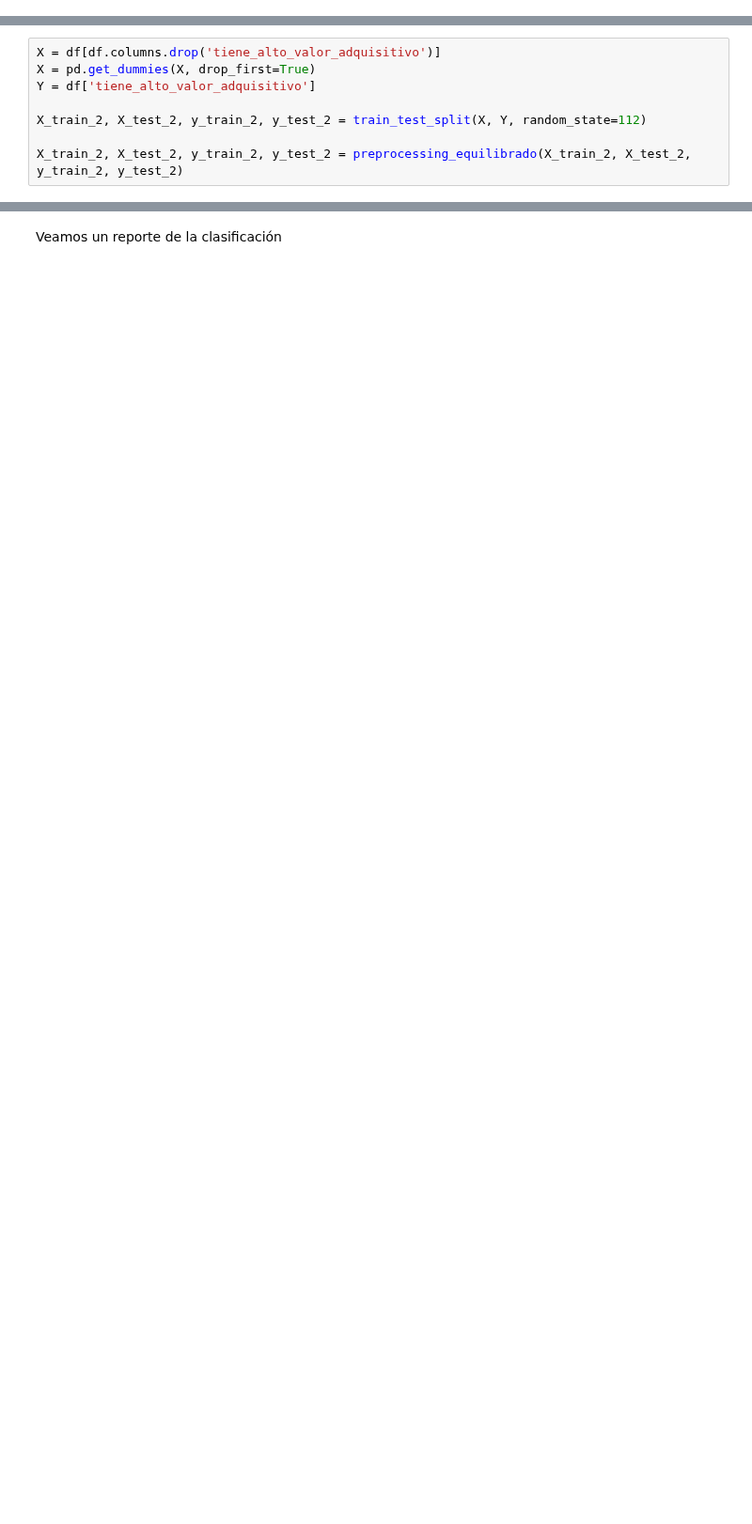
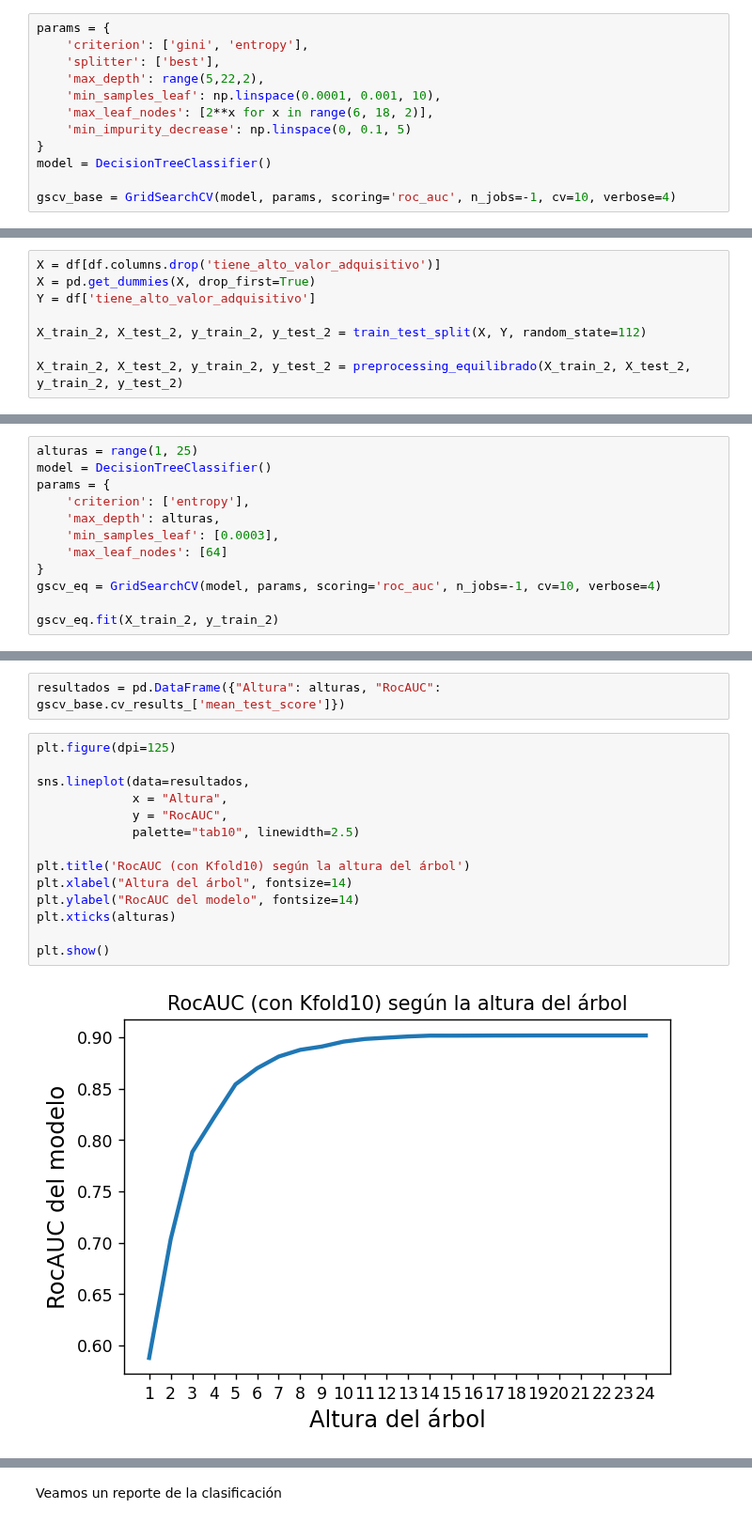
Before and after one commit to ncontinanza/tp-datos-1c2021-de-angelis-riva-continanza, a Jupyter notebook: Parte2/Tree.ipynb, the cells around one changed output, grey strips where cells are left out. Shown at 94% size. Drawn from its saved outputs; the diff is of its cells as text; blank space fills up the shorter version.

```diff
--- a/Parte2/Tree.ipynb
+++ b/Parte2/Tree.ipynb
@@ -47,0 +58,12 @@ Entrenaremos, para cada altura entre 1 y 20, un árbol con criterio Gini y una m
+# %%
+params = {
+    'criterion': ['gini', 'entropy'],
+    'splitter': ['best'],
+    'max_depth': range(5,22,2),
+    'min_samples_leaf': np.linspace(0.0001, 0.001, 10),
+    'max_leaf_nodes': [2**x for x in range(6, 18, 2)],
+    'min_impurity_decrease': np.linspace(0, 0.1, 5)
+}
+model = DecisionTreeClassifier()
+
+gscv_base = GridSearchCV(model, params, scoring='roc_auc', n_jobs=-1, cv=10, verbose=4)
@@ -183,0 +282,12 @@ plt.show()
+# %%
+alturas = range(1, 25)
+model = DecisionTreeClassifier()
+params = {
+    'criterion': ['entropy'],
+    'max_depth': alturas,
+    'min_samples_leaf': [0.0003],
+    'max_leaf_nodes': [64]
+}
+gscv_eq = GridSearchCV(model, params, scoring='roc_auc', n_jobs=-1, cv=10, verbose=4)
+
+gscv_eq.fit(X_train_2, y_train_2)
@@ -184 +304,19 @@ plt.show()
+# %%
+resultados = pd.DataFrame({"Altura": alturas, "RocAUC": gscv_base.cv_results_['mean_test_score']})
+# %%
+plt.figure(dpi=125)
+
+sns.lineplot(data=resultados,
+             x = "Altura",
+             y = "RocAUC",
+             palette="tab10", linewidth=2.5)
+
+plt.title('RocAUC (con Kfold10) según la altura del árbol')
+plt.xlabel("Altura del árbol", fontsize=14)
+plt.ylabel("RocAUC del modelo", fontsize=14)
+plt.xticks(alturas)
+
+plt.show()
+# %% [output]
+[figure, added]
 # %% [markdown]
```
Also changed, not shown: parts of 33 cells of this notebook.
